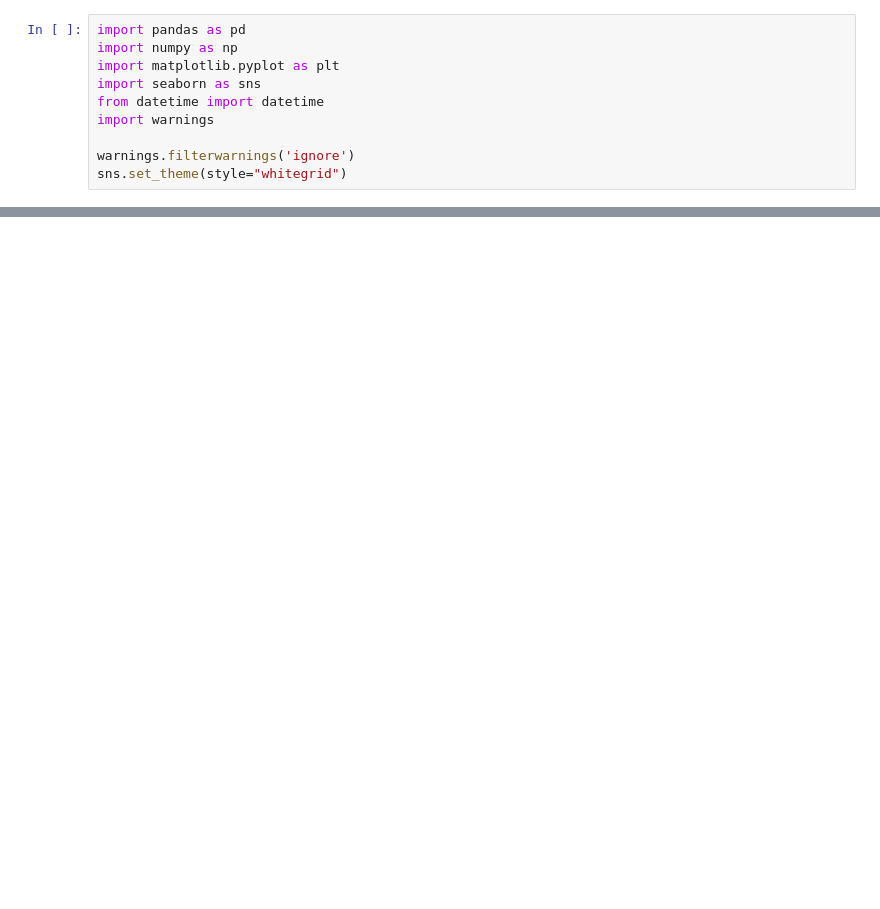
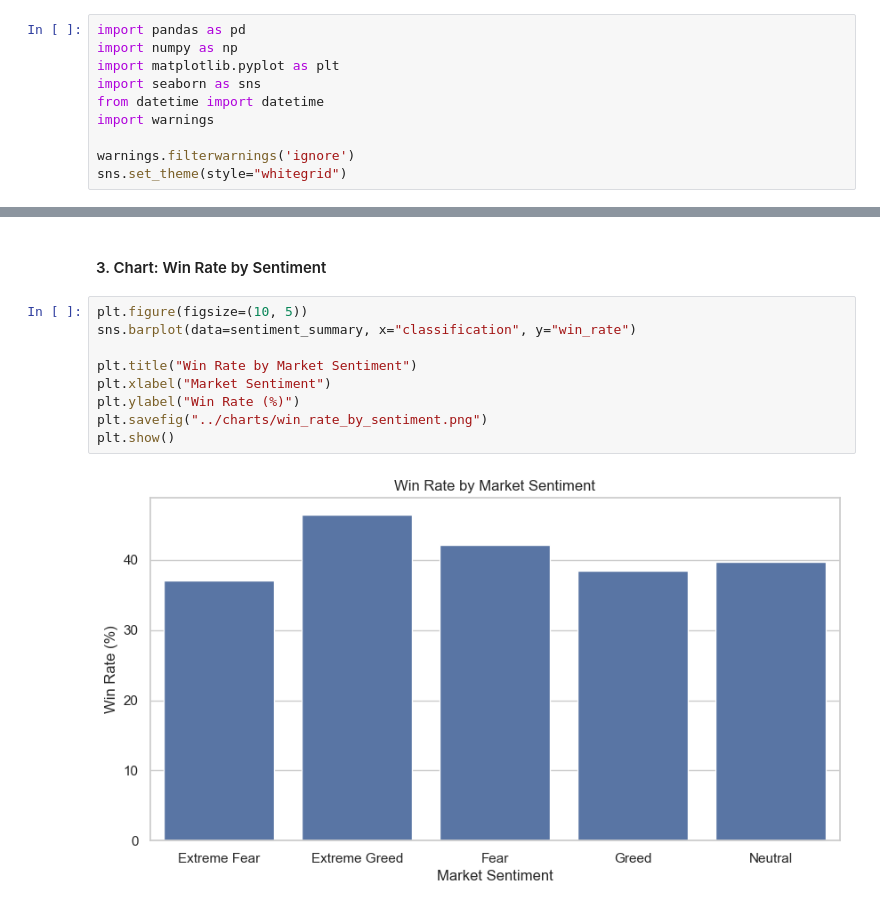
Before and after one commit to vaibhavmangla07/PrimeTrade.ai, a Jupyter notebook: notebook/main.ipynb, the cells around one changed output, grey strips where cells are left out. Cells and saved outputs as stored; diff of their text form; blank space fills up the shorter version.

```diff
--- a/notebook/main.ipynb
+++ b/notebook/main.ipynb
@@ -264,0 +323,13 @@ Based on the analysis, here are 2 strategy recommendations / rules of thumb:
+# %% [markdown]
+#### 3. Chart: Win Rate by Sentiment
+# %%
+plt.figure(figsize=(10, 5))
+sns.barplot(data=sentiment_summary, x="classification", y="win_rate")
+
+plt.title("Win Rate by Market Sentiment")
+plt.xlabel("Market Sentiment")
+plt.ylabel("Win Rate (%)")
+plt.savefig("../charts/win_rate_by_sentiment.png")
+plt.show()
+# %% [output]
+[figure, added]
```
Also changed, not shown: parts of 81 cells of this notebook, 15 other files.
